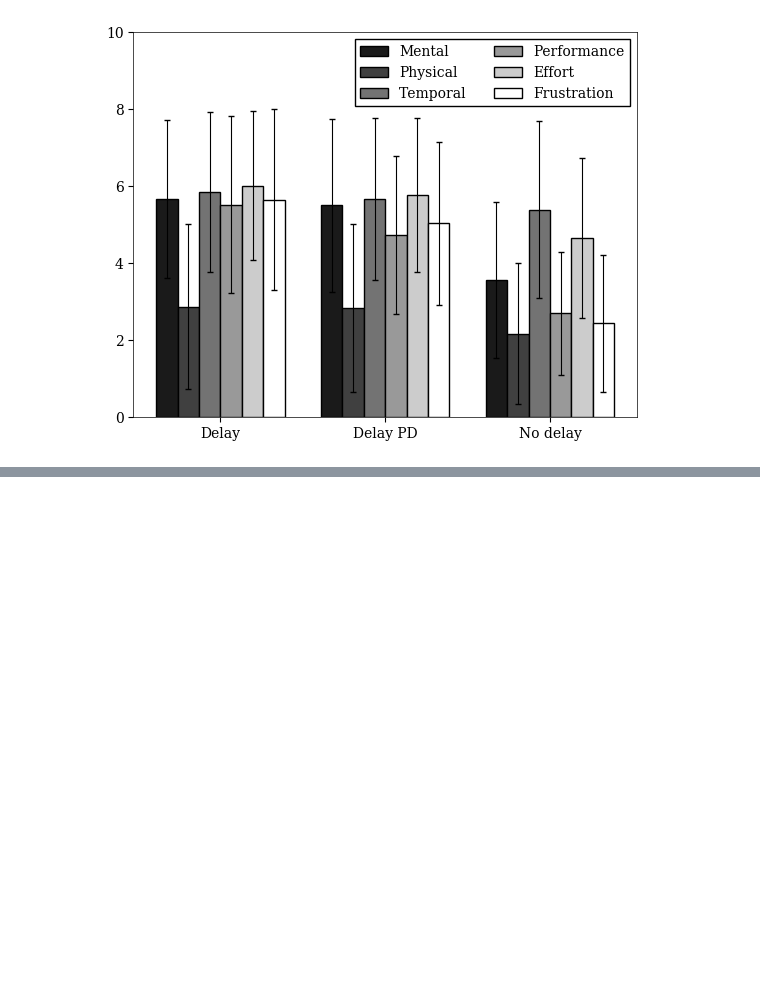
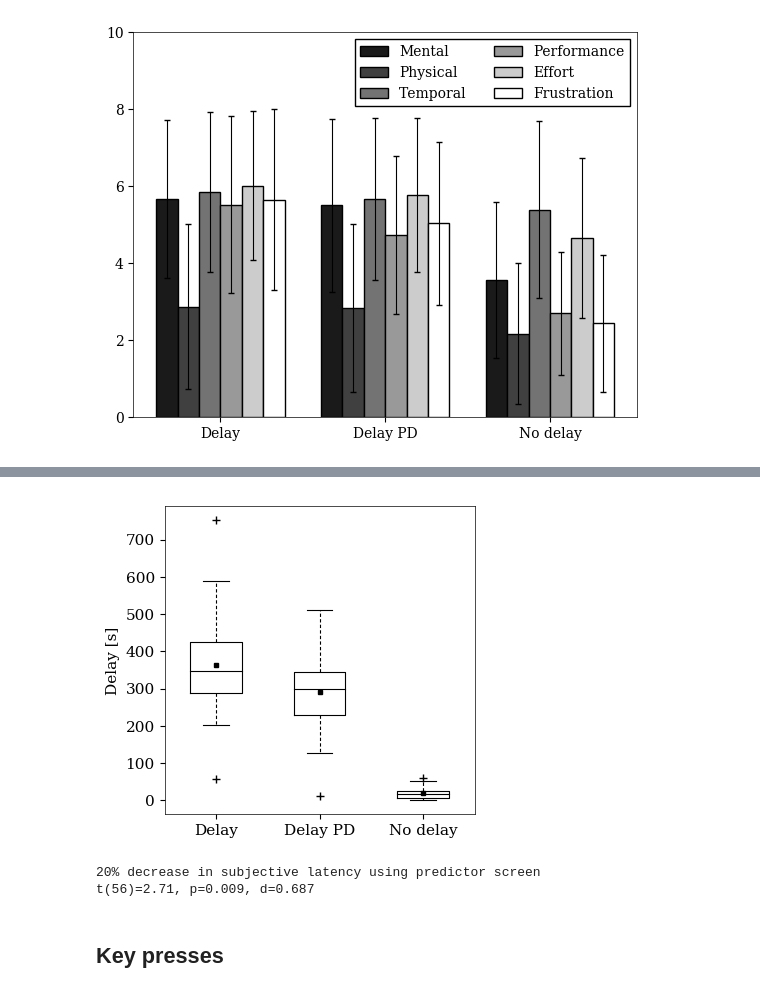
Before and after one commit to martinloland/master_thesis, a Jupyter notebook: data/better.ipynb, the cells around one changed output, grey strips where cells are left out. Saved outputs shown, nothing was run; the diff lists cells and outputs as text; code cells hidden in the pictures; blank space fills up the shorter version.

```diff
--- a/data/better.ipynb
+++ b/data/better.ipynb
@@ -279,0 +249,27 @@ plt.show()
+# %%
+sums = times.sum(axis=1)
+averages = np.copy(times).mean(axis=0)
+normalized = np.copy(times)
+for idx, row in enumerate(normalized):
+    row[0] = row[0]/sums[idx]*averages[0]
+    row[1] = row[1]/sums[idx]*averages[1]
+    row[2] = row[2]/sums[idx]*averages[2]
+# %%
+filename = 'subjective_delay_norm'
+fig, ax = plt.subplots(figsize=(4,4))
+ax.boxplot(normalized, widths=0.5)
+ax.xaxis.set_major_formatter(ticker.FuncFormatter(exp_format))
+plt.ylabel('Delay [s]')
+plt.show()
+# fig.savefig('../img/{}.png'.format(filename), bbox_inches='tight')
+# %% [output]
+[figure, added]
+# %%
+norm_avg = np.copy(normalized).mean(axis=0)
+print('{:.0f}% decrease in subjective latency using predictor screen'.format((1-norm_avg[1]/norm_avg[0])*100))
+print_sig(normalized[...,1], normalized[...,0])
+# %% [output]
+20% decrease in subjective latency using predictor screen
+t(56)=2.71, p=0.009, d=0.687
+# %% [markdown]
+## Key presses
```
Also changed, not shown: parts of 15 cells of this notebook, 9 other files.
